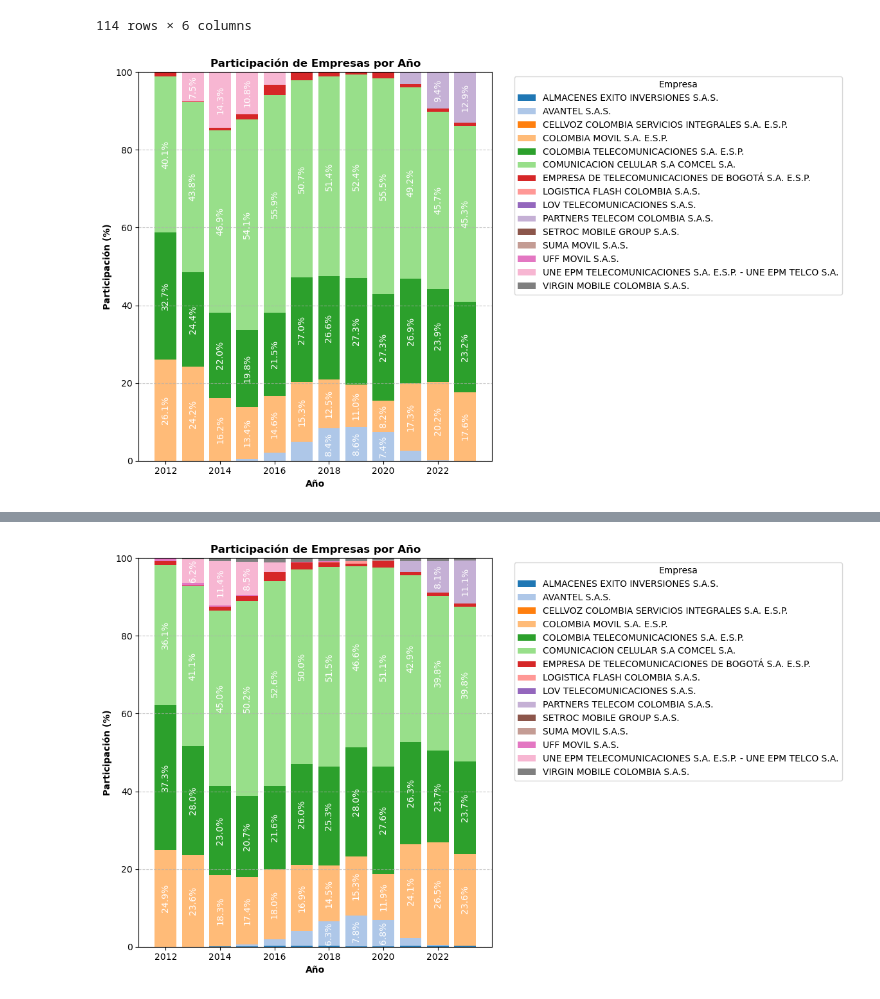
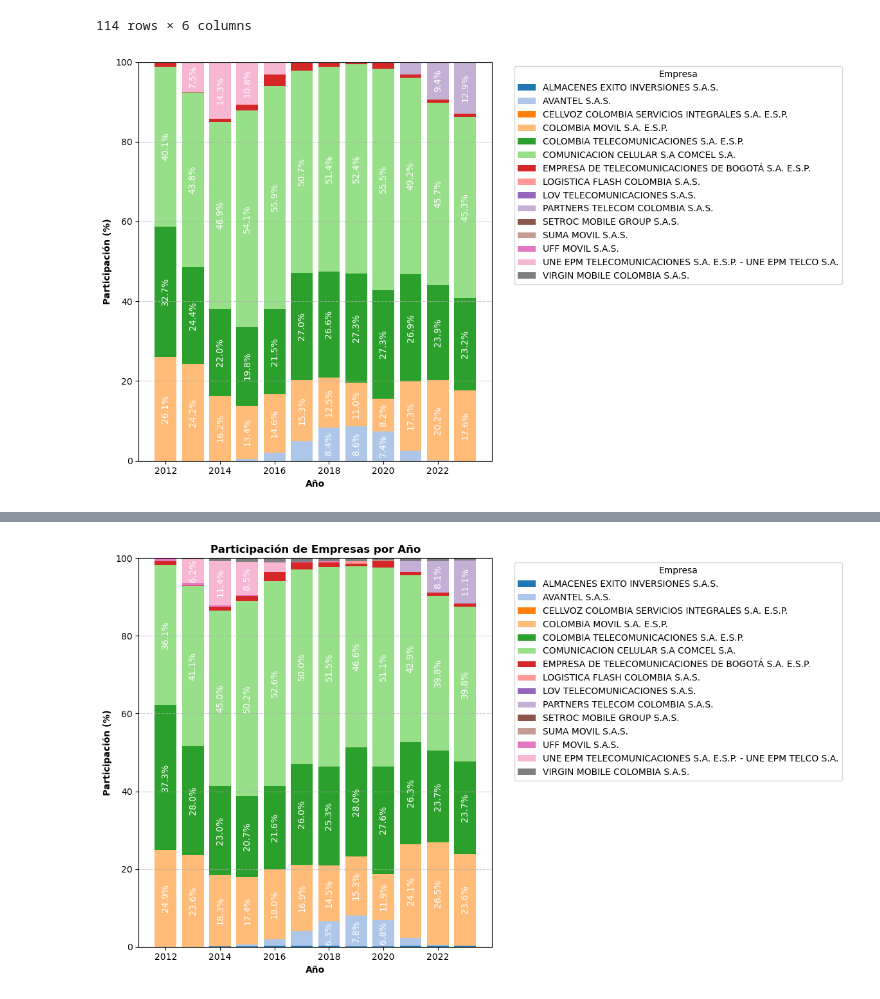
Before and after one commit to Ingenieco/crc, a Jupyter notebook: Respuesta_prueba.ipynb, the cells around one changed output, grey strips where cells are left out. Saved outputs shown, nothing was run; the diff lists cells and outputs as text; code cells hidden in the pictures.

```diff
--- a/Respuesta_prueba.ipynb
+++ b/Respuesta_prueba.ipynb
@@ -324,7 +333,7 @@ df_dim_trafico
 114 rows × 6 columns
 # %%
 '''
-Graficando por año
+Graficando por año tráfico cargo fijo
 '''
 
 # Paso 1: Reemplazar NaN por 0
@@ -358,33 +367,33 @@ for i, empresa in enumerate(df_pivoted.columns[1:]):  # Saltar 'ANNO'
     bottom += df_pivoted[empresa]
 
 # Personalización
 plt.xlabel('Año', fontweight='bold')
 plt.ylabel('Participación (%)', fontweight='bold')
 #plt.title('Participación de Empresas por Año', fontweight='bold')
 plt.legend(title='Empresa', bbox_to_anchor=(1.05, 1), loc='best')
 plt.grid(axis='y', linestyle='--', alpha=0.7)
 
 # Añadir etiquetas de porcentaje
 for anno in df_pivoted['anno']:
     current_bottom = 0
     for empresa in df_pivoted.columns[1:]:
         value = df_pivoted.loc[df_pivoted['anno'] == anno, empresa].values[0]
         if value > 5:
             plt.text(
                 anno,
                 current_bottom + value / 2,
                 f'{value:.1f}%',
                 ha='center',
                 va='center',
                 rotation = 90,
                 color='white',
                 fontweight='light'
             )
         current_bottom += value
 
 plt.tight_layout()
 plt.show()
 # %% [output]
-[figure, old version]
+[figure, new version]
 # %%
 '''
```
Also changed, not shown: parts of 12 cells of this notebook.
